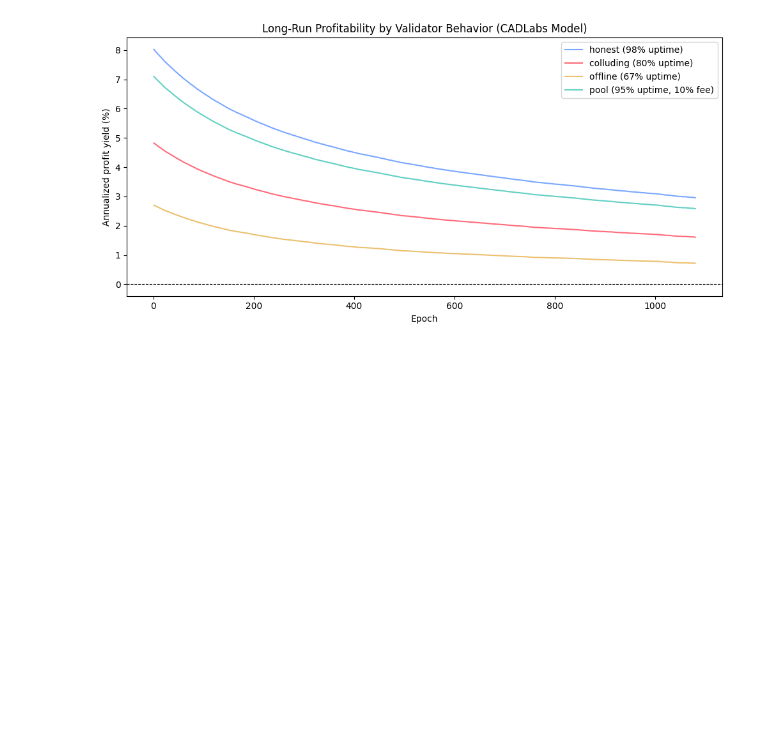
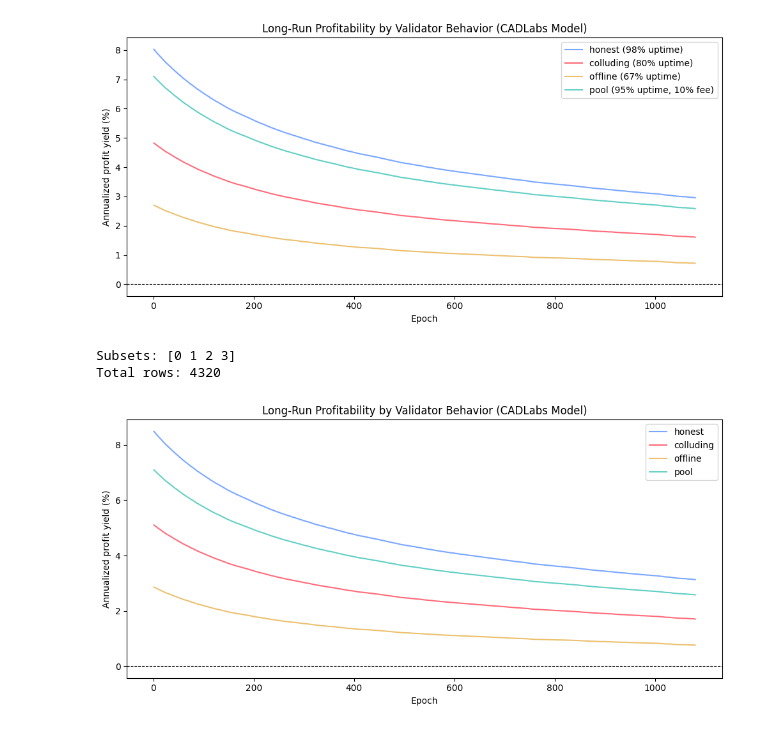
Before and after one commit to jjhuang4/staking-economics-sim, a Jupyter notebook: cadlabs/notebooks/experiment.ipynb, the cells around one changed output. Drawn from its saved outputs; the diff is of its cells as text; code cells hidden in the pictures; blank space fills up the shorter version.

Commit message:
Refactor behavior scenarios to use CADLabs subset parameter sweep with Monte Carlo runs

```diff
--- a/cadlabs/notebooks/experiment.ipynb
+++ b/cadlabs/notebooks/experiment.ipynb
@@ -209,3 +209,55 @@ plt.savefig('behavior_comparison_final.png')
 plt.show()
 # %% [output]
 [figure]
+# %%
+import copy
+from radcad import Experiment, Engine, Backend
+import experiments.templates.time_domain_analysis as time_domain_analysis
+
+sim = copy.deepcopy(time_domain_analysis.experiment.simulations[0])
+
+# Define all 4 behavior scenarios as parameter sweeps (subsets)
+sim.model.params.update({
+    'validator_uptime_process': [
+        lambda _run, _timestep: 0.98,   # subset 0: honest
+        lambda _run, _timestep: 0.80,   # subset 1: colluding
+        lambda _run, _timestep: 2/3,    # subset 2: offline
+        lambda _run, _timestep: 0.95,   # subset 3: pool
+    ],
+    'slashing_events_per_1000_epochs': [0, 5, 0, 1],
+    'validator_third_party_costs_per_epoch': [
+        [0.0]*7,   # honest: no fee
+        [0.0]*7,   # colluding: no fee
+        [0.0]*7,   # offline: no fee
+        [0.10]*7,  # pool: 10% fee
+    ],
+})
+
+# Run all subsets in one call
+df_all, exceptions = run(sim)
+
+print(f"Subsets: {df_all['subset'].unique()}")
+print(f"Total rows: {len(df_all)}")
+# %% [output]
+Subsets: [0 1 2 3]
+Total rows: 4320
+# %%
+subset_labels = {0: 'honest', 1: 'colluding', 2: 'offline', 3: 'pool'}
+colors = {'honest': '#7ba8ff', 'colluding': '#ff6b7a', 'offline': '#ecc170', 'pool': '#63d0c5'}
+
+fig, ax = plt.subplots(figsize=(10, 5))
+
+for subset_id, label in subset_labels.items():
+    d = df_all[(df_all['subset'] == subset_id) & (df_all['substep'] == 15)]
+    ax.plot(d['timestep'], d['total_profit_yields_pct'], label=label, color=colors[label])
+
+ax.axhline(0, color='black', linewidth=0.8, linestyle='--')
+ax.set_xlabel('Epoch')
+ax.set_ylabel('Annualized profit yield (%)')
+ax.set_title('Long-Run Profitability by Validator Behavior (CADLabs Model)')
+ax.legend()
+plt.tight_layout()
+plt.savefig('behavior_sweep_final.png')
+plt.show()
+# %% [output]
+[figure, added]
```
